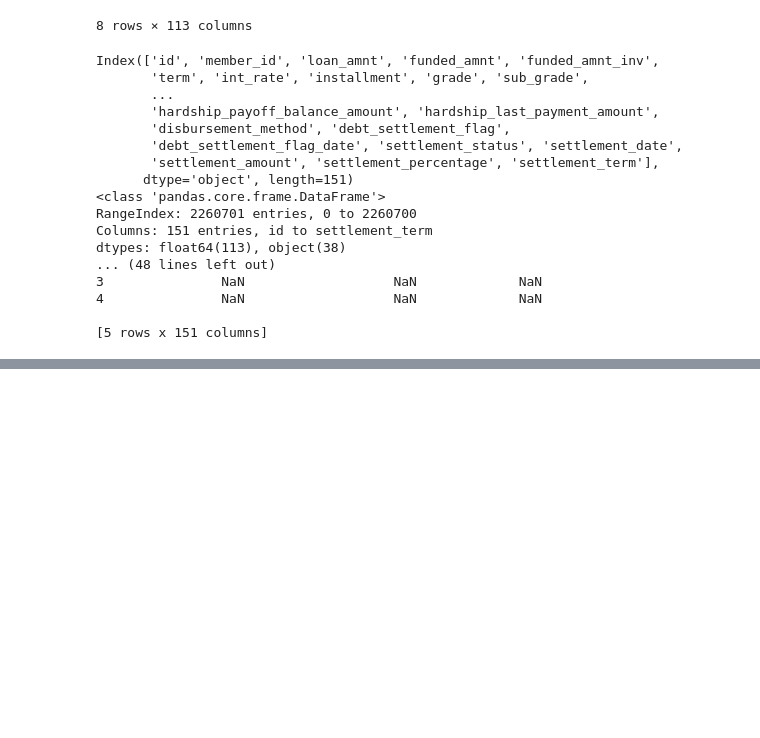
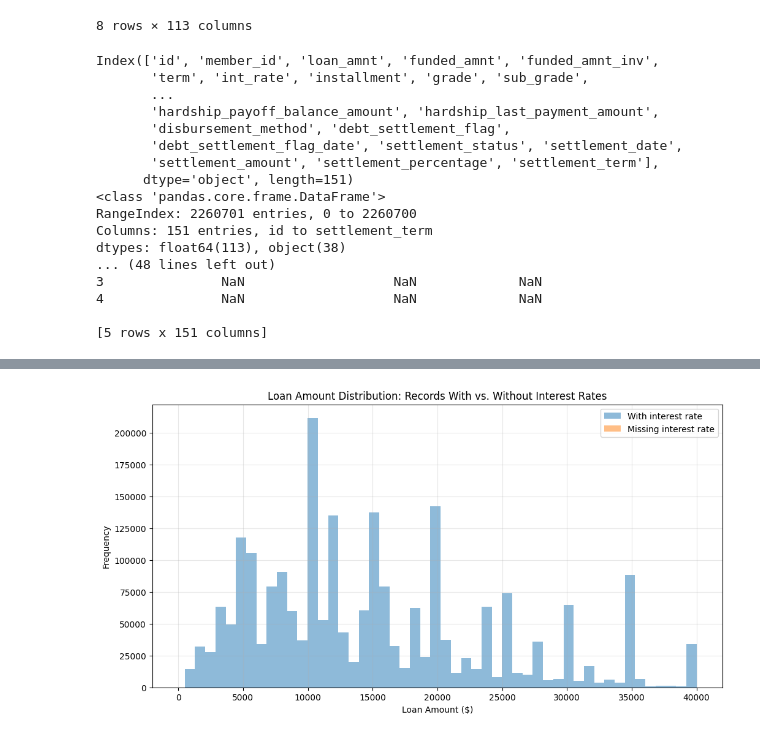
Before and after one commit to DennisToma/ML_Operations_Exercises, a Jupyter notebook: EDA.ipynb, the cells around one changed output, grey strips where cells are left out. Drawn from its saved outputs; the diff is of its cells as text; code cells hidden in the pictures; blank space fills up the shorter version.

Commit message:
added new data quality tests

```diff
--- a/EDA.ipynb
+++ b/EDA.ipynb
@@ -60,0 +255,78 @@ accepted
+# %%
+print("\n=== Interest Rate Missing Values Analysis ===")
+
+# Calculate missing values
+int_rate_missing = accepted['int_rate'].isnull().sum()
+int_rate_missing_pct = int_rate_missing / len(accepted) * 100
+
+print(f"Total records: {len(accepted)}")
+print(f"Missing int_rate values: {int_rate_missing} ({int_rate_missing_pct:.4f}%)")
+
+# Analyze records with missing interest rates
+missing_int_rate_df = accepted[accepted['int_rate'].isnull()]
+
+# Check if there are patterns in the missing data
+if 'grade' in accepted.columns:
+    print("\nLoan grades for records with missing interest rates:")
+    print(missing_int_rate_df['grade'].value_counts(dropna=False))
+
+if 'loan_status' in accepted.columns:
+    print("\nLoan status for records with missing interest rates:")
+    print(missing_int_rate_df['loan_status'].value_counts(dropna=False))
+
+# Compare distributions of other features between records with and without interest rates
+print("\nComparing loan amounts between records with and without interest rates:")
+with_int_rate = accepted[~accepted['int_rate'].isnull()]
+print(f"Mean loan amount (with int_rate): ${with_int_rate['loan_amnt'].mean():.2f}")
+print(f"Mean loan amount (missing int_rate): ${missing_int_rate_df['loan_amnt'].mean():.2f}")
+
+# Determine if missing values are random or systematic
+# Plot loan amount distribution for records with and without interest rates
+plt.figure(figsize=(12, 6))
+
+# Histogram for loan amounts with interest rates
+plt.hist(with_int_rate['loan_amnt'].dropna(), bins=50, alpha=0.5, label='With interest rate')
+
+# Histogram for loan amounts without interest rates (if there are enough records)
+if len(missing_int_rate_df) > 10:
+    plt.hist(missing_int_rate_df['loan_amnt'].dropna(), bins=50, alpha=0.5, label='Missing interest rate')
+
+plt.title('Loan Amount Distribution: Records With vs. Without Interest Rates')
+plt.xlabel('Loan Amount ($)')
+plt.ylabel('Frequency')
+plt.legend()
+plt.grid(True, alpha=0.3)
+plt.show()
+
+# Determine an appropriate threshold for missing values
+print("\n=== Determining Threshold for Missing Interest Rates ===")
+print("Based on the analysis:")
+
+# Industry standard for missing values is often around 5%
+print("- Industry standard threshold for missing values is typically 5%")
+
+# If missing values are very low, we can be more strict
+if int_rate_missing_pct < 0.1:
+    recommended_threshold = 0.1
+    print(f"- Current dataset has very few missing values ({int_rate_missing_pct:.4f}%)")
+    print(f"- Recommended threshold: {recommended_threshold}% (strict)")
+elif int_rate_missing_pct < 1.0:
+    recommended_threshold = 1.0
+    print(f"- Current dataset has a low percentage of missing values ({int_rate_missing_pct:.4f}%)")
+    print(f"- Recommended threshold: {recommended_threshold}% (moderate)")
+else:
+    recommended_threshold = max(5.0, int_rate_missing_pct * 1.2)  # Allow 20% more than current
+    print(f"- Current dataset has {int_rate_missing_pct:.4f}% missing values")
+    print(f"- Recommended threshold: {recommended_threshold:.1f}% (lenient)")
+
+print("\nReasoning for threshold selection:")
+print("1. Missing values below 0.1% suggest high data quality and completeness")
+print("2. Values between 0.1% and 1% indicate good quality with minor gaps")
+print("3. Values above 1% may indicate systematic issues in data collection")
+print("4. For production systems, we should aim for the lowest practical threshold")
+print("   based on the observed data patterns and business requirements")
+
+# Final recommendation
+print(f"\nFinal recommended threshold for int_rate missing values: {recommended_threshold}%")
+print(f"This means we would fail the data quality check if more than {recommended_threshold}% of interest rates are missing.")
+# %% [output]
@@ -60,0 +350 @@ accepted
+[figure, added]
```
Also changed, not shown: parts of 16 cells of this notebook, 4 other files.
